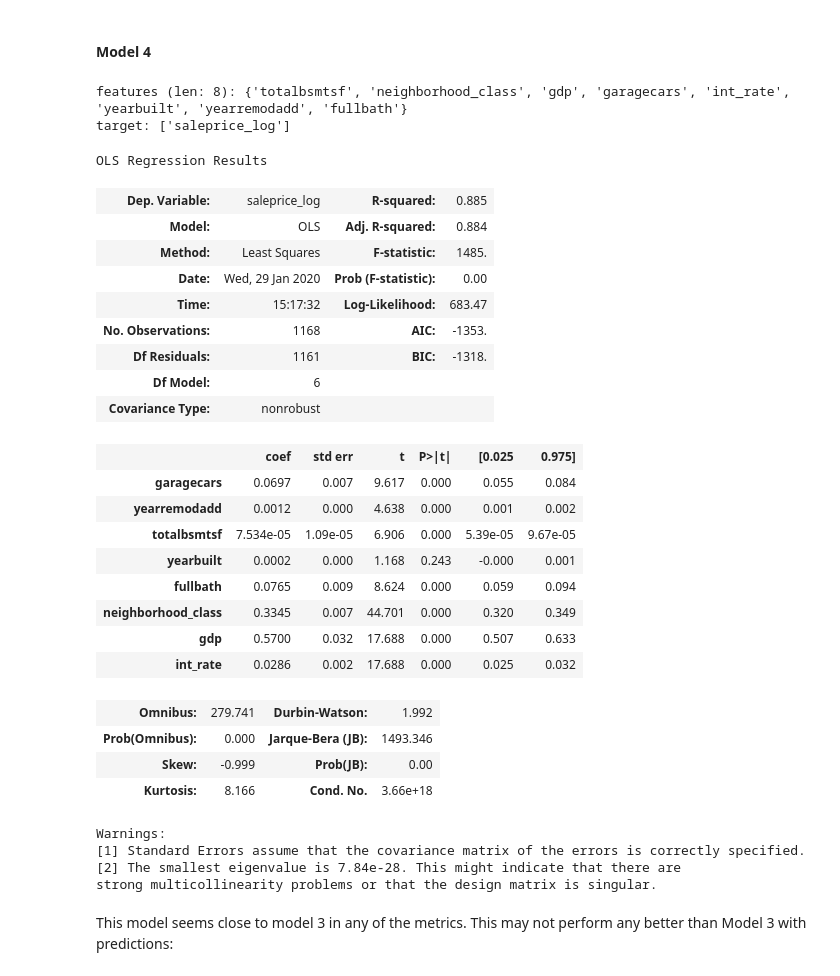
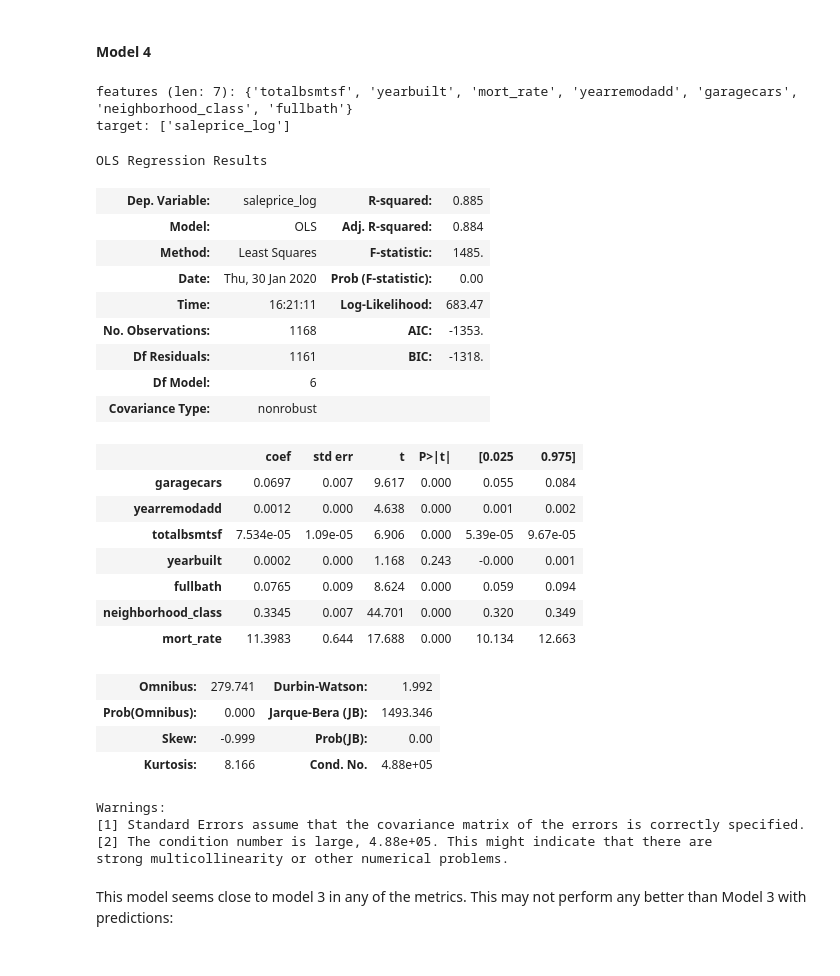
Before and after one commit to rajinigurijala/Thinkful, a Jupyter notebook: HPChallenge.ipynb, the cells around one changed output. Saved outputs shown, nothing was run; the diff lists cells and outputs as text; code cells hidden in the pictures.

```diff
--- a/HPChallenge.ipynb
+++ b/HPChallenge.ipynb
@@ -501,7 +474,7 @@ temp_df = house_prices_df[['saleprice',
               'grlivarea',
               'garagecars']]
 
-def log_prep(temp_df):
+def log_transform(temp_df):
     """takes in the chosen temp_df for the model and outputs X & Y with saleprice log-transformed"""
 
     # Log-transform salesprice values & drop saleprice
@@ -518,5 +491,5 @@ def log_prep(temp_df):
     Y = temp_df['saleprice_log']
     return X,Y
 
-X, Y = log_prep(temp_df)
+X, Y = log_transform(temp_df)
 # %% [output]
@@ -576,7 +572,7 @@ strong multicollinearity or other numerical problems.
 features_2 = ['saleprice','overallqual','grlivarea','garagecars', 'totalbsmtsf', 'fullbath','yearbuilt', 'yearremodadd']
 temp_df = house_prices_df[features_2]
 
-X, Y = log_prep(temp_df)
+X, Y = log_transform(temp_df)
 
 X = sm.add_constant(X)
 
@@ -624,7 +645,7 @@ R2 & Adj. R-squared are is higher, the AIC and BIC are lower compared to previou
 features_3 = ['saleprice','garagecars', 'yearremodadd', 'totalbsmtsf', 'yearbuilt', 'fullbath', 'neighborhood_class']
 temp_df = house_prices_df[features_3]
 
-X, Y = log_prep(temp_df)
+X, Y = log_transform(temp_df)
 
 X = sm.add_constant(X)
 
@@ -863,63 +909,59 @@ The values for MAE, MSE, RMSE, and MAPE seems to be better for Model 3 predictio
 # %% [markdown]
 These variables can be obtained using the dates of house sales. Getting a range of years will enable us to obtain GDP (Gross Domestic Product), GNP (Gross National Product), and interest rate for the year of sale between 2006 and 2010:
 # %%
-# Based on World Bank national account data, we get the GDP and the bank interest rates
-gdp = [13.86,14.48,14.72,14.42,14.96]
-int_rate = [5.87, 5.4, 2, 0.5, 0.75]
+# Based on google search, we can get mortgage rates
+mort_rate = [5.87, 5.4, 2, 0.5, 0.75]
 yrs = [i for i in range(2006,2011)]
-gdp = {i:n for i in yrs for n in gdp}
-int_rate = {i:n for i in yrs for n in int_rate}
+mort_rate = {i:n for i in yrs for n in mort_rate}
 
-# add the 2 columns
-house_prices_df['gdp'] = [gdp[i] for i in house_prices_df['yrsold']]
-house_prices_df['int_rate'] = [int_rate[i] for i in house_prices_df['yrsold']]
+# add the new columns
+house_prices_df['mort_rate'] = [mort_rate[i] for i in house_prices_df['yrsold']]
 # %% [markdown]
 #### Model 4
 # %%
 features_4 = features_3
-features_4.extend(['gdp','int_rate'])
+features_4.extend(['mort_rate'])
 
 temp_df = house_prices_df[features_4]
 
-X, Y = log_prep(temp_df)
+X, Y = log_transform(temp_df)
 
 X = sm.add_constant(X)
 
 X_train, X_test, y_train, y_test = train_test_split(X, Y, test_size = 0.2, random_state = 465)
 
 results = sm.OLS(y_train, X_train).fit()
 
 results.summary()
 # %% [output]
-features (len: 8): {'totalbsmtsf', 'neighborhood_class', 'gdp', 'garagecars', 'int_rate', 'yearbuilt', 'yearremodadd', 'fullbath'}
+features (len: 7): {'totalbsmtsf', 'yearbuilt', 'mort_rate', 'yearremodadd', 'garagecars', 'neighborhood_class', 'fullbath'}
 target: ['saleprice_log']
 OLS Regression Results
 | Dep. Variable: | saleprice_log | R-squared: | 0.885 |
 | Model: | OLS | Adj. R-squared: | 0.884 |
 | Method: | Least Squares | F-statistic: | 1485. |
-| Date: | Wed, 29 Jan 2020 | Prob (F-statistic): | 0.00 |
-| Time: | 15:17:32 | Log-Likelihood: | 683.47 |
+| Date: | Thu, 30 Jan 2020 | Prob (F-statistic): | 0.00 |
+| Time: | 16:21:11 | Log-Likelihood: | 683.47 |
 | No. Observations: | 1168 | AIC: | -1353. |
 | Df Residuals: | 1161 | BIC: | -1318. |
 | Df Model: | 6 |  |  |
 | Covariance Type: | nonrobust |  |  |
 |  | coef | std err | t | P>|t| | [0.025 | 0.975] |
 | garagecars | 0.0697 | 0.007 | 9.617 | 0.000 | 0.055 | 0.084 |
 | yearremodadd | 0.0012 | 0.000 | 4.638 | 0.000 | 0.001 | 0.002 |
 | totalbsmtsf | 7.534e-05 | 1.09e-05 | 6.906 | 0.000 | 5.39e-05 | 9.67e-05 |
 | yearbuilt | 0.0002 | 0.000 | 1.168 | 0.243 | -0.000 | 0.001 |
 | fullbath | 0.0765 | 0.009 | 8.624 | 0.000 | 0.059 | 0.094 |
 | neighborhood_class | 0.3345 | 0.007 | 44.701 | 0.000 | 0.320 | 0.349 |
-| gdp | 0.5700 | 0.032 | 17.688 | 0.000 | 0.507 | 0.633 |
-| int_rate | 0.0286 | 0.002 | 17.688 | 0.000 | 0.025 | 0.032 |
+| mort_rate | 11.3983 | 0.644 | 17.688 | 0.000 | 10.134 | 12.663 |
 | Omnibus: | 279.741 | Durbin-Watson: | 1.992 |
 | Prob(Omnibus): | 0.000 | Jarque-Bera (JB): | 1493.346 |
 | Skew: | -0.999 | Prob(JB): | 0.00 |
-| Kurtosis: | 8.166 | Cond. No. | 3.66e+18 |
+| Kurtosis: | 8.166 | Cond. No. | 4.88e+05 |
 Warnings:
 [1] Standard Errors assume that the covariance matrix of the errors is correctly specified.
-[2] The smallest eigenvalue is 7.84e-28. This might indicate that there are
-strong multicollinearity problems or that the design matrix is singular.
+[2] The condition number is large, 4.88e+05. This might indicate that there are
+strong multicollinearity or other numerical problems.
 # %% [markdown]
 This model seems close to model 3 in any of the metrics. This may not perform any better than Model 3 with predictions:
 # %%
```
Also changed, not shown: parts of 29 cells of this notebook.
